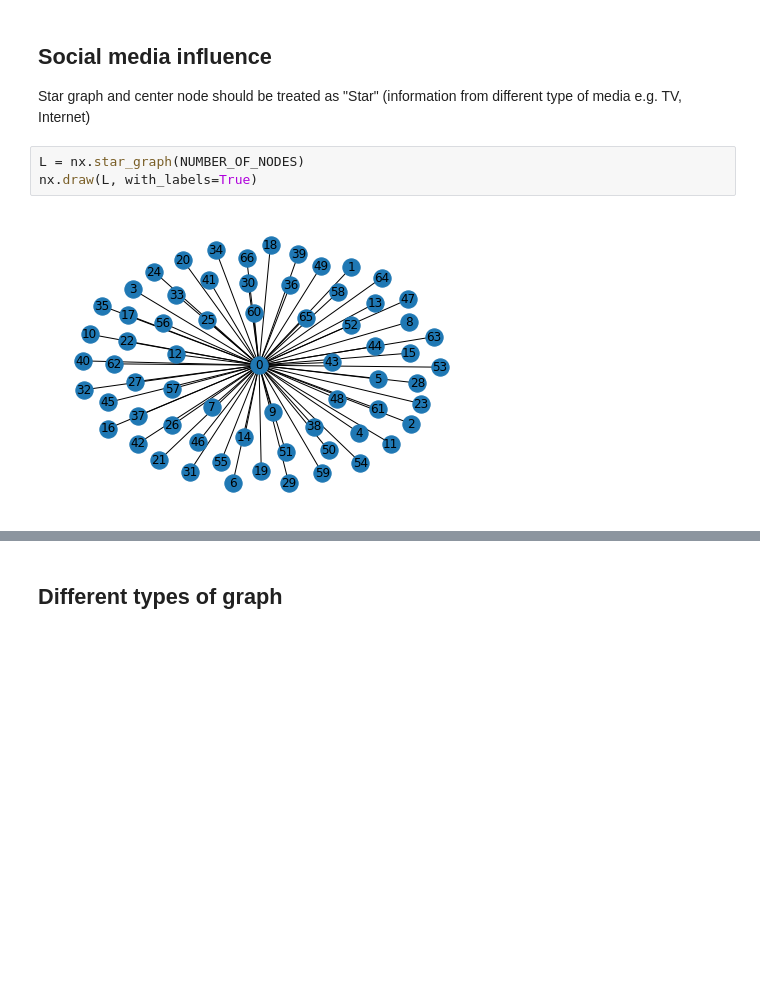
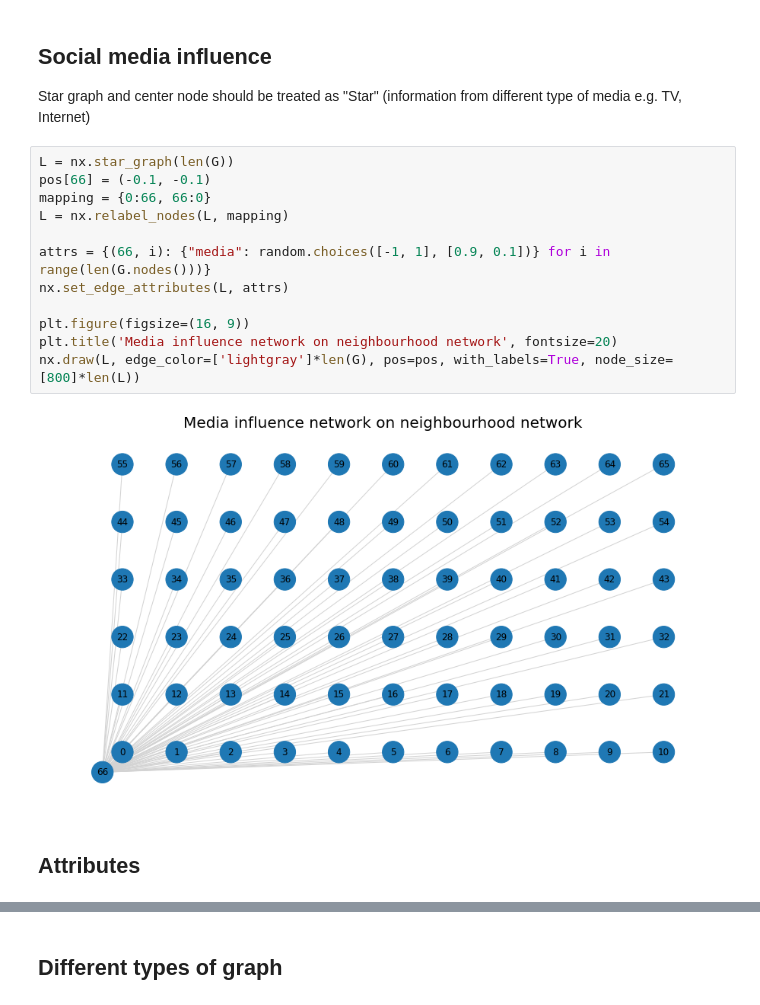
Before and after one commit to dpalatynski/Master-Thesis, a Jupyter notebook: Networks - neighbourhood.ipynb, the cells around one changed output, grey strips where cells are left out. Saved outputs shown, nothing was run; the diff lists cells and outputs as text; blank space fills up the shorter version.

Commit message:
creating networks v3

```diff
--- a/Networks - neighbourhood.ipynb
+++ b/Networks - neighbourhood.ipynb
@@ -80,7 +88,18 @@ nx.draw(K, with_labels=True, pos=pos)
 
 Star graph and center node should be treated as "Star" (information from different type of media e.g. TV, Internet)
 # %%
-L = nx.star_graph(NUMBER_OF_NODES)
-nx.draw(L, with_labels=True)
+L = nx.star_graph(len(G))
+pos[66] = (-0.1, -0.1)
+mapping = {0:66, 66:0}
+L = nx.relabel_nodes(L, mapping)
+
+attrs = {(66, i): {"media": random.choices([-1, 1], [0.9, 0.1])} for i in range(len(G.nodes()))}
+nx.set_edge_attributes(L, attrs)
+
+plt.figure(figsize=(16, 9))
+plt.title('Media influence network on neighbourhood network', fontsize=20)
+nx.draw(L, edge_color=['lightgray']*len(G), pos=pos, with_labels=True, node_size=[800]*len(L))
 # %% [output]
-[figure, old version]
+[figure, new version]
+# %% [markdown]
+## Attributes
```
Also changed, not shown: parts of 9 cells of this notebook, 5 other files.
